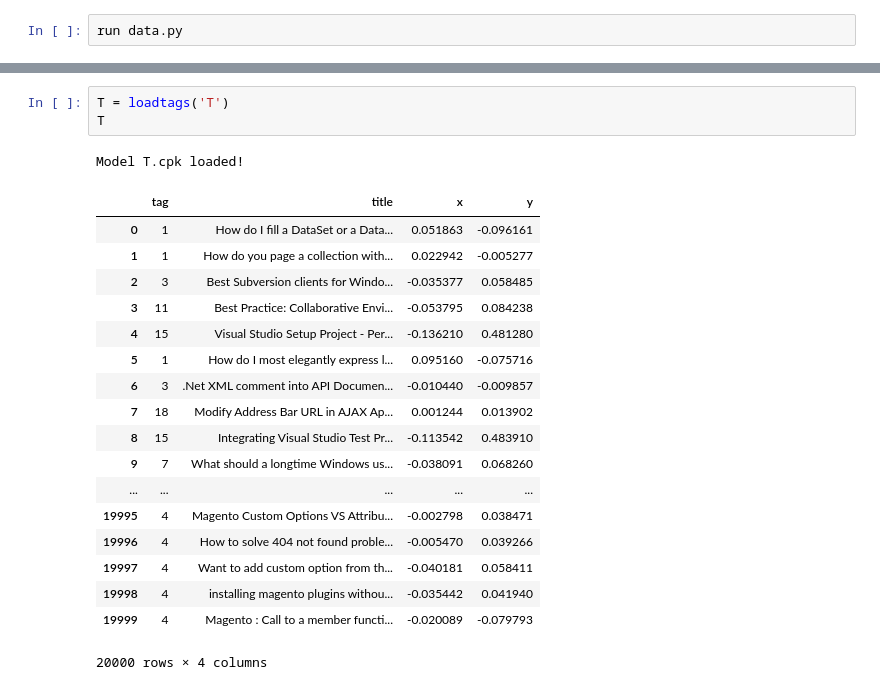
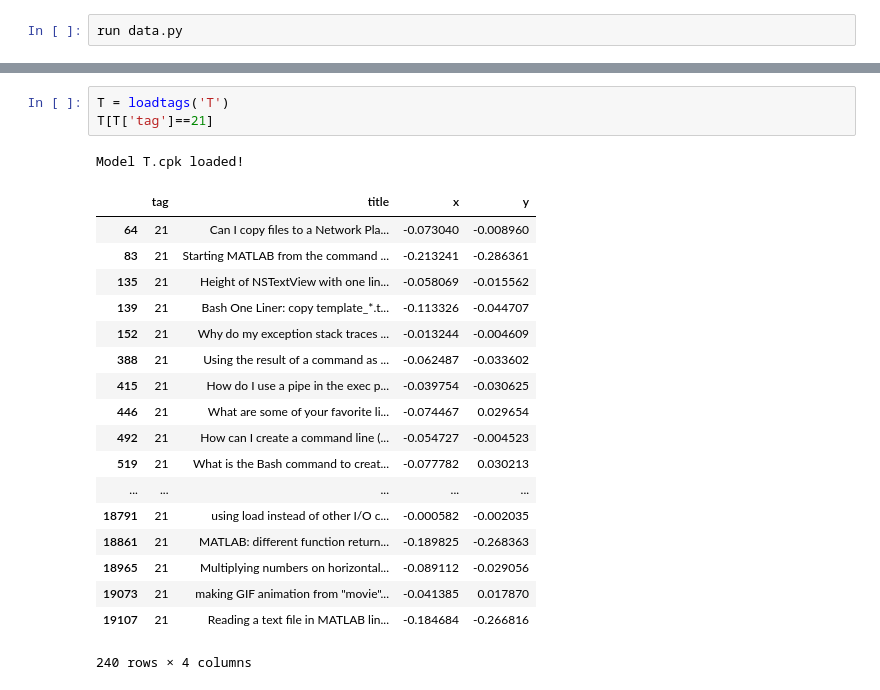
Before and after one commit to vickyliin/ML2016, a Jupyter notebook: hw4/visualize.ipynb, the cells around one changed output, grey strips where cells are left out. Drawn from its saved outputs; the diff is of its cells as text.

Commit message:
#3 visualize

```diff
--- a/hw4/visualize.ipynb
+++ b/hw4/visualize.ipynb
@@ -9,26 +25,26 @@ Model tags.cpk loaded!
 # %%
 T = loadtags('T')
-T
+T[T['tag']==21]
 # %% [output]
 Model T.cpk loaded!
 |  | tag | title | x | y |
-| 0 | 1 | How do I fill a DataSet or a Data... | 0.051863 | -0.096161 |
-| 1 | 1 | How do you page a collection with... | 0.022942 | -0.005277 |
-| 2 | 3 | Best Subversion clients for Windo... | -0.035377 | 0.058485 |
-| 3 | 11 | Best Practice: Collaborative Envi... | -0.053795 | 0.084238 |
-| 4 | 15 | Visual Studio Setup Project - Per... | -0.136210 | 0.481280 |
-| 5 | 1 | How do I most elegantly express l... | 0.095160 | -0.075716 |
-| 6 | 3 | .Net XML comment into API Documen... | -0.010440 | -0.009857 |
-| 7 | 18 | Modify Address Bar URL in AJAX Ap... | 0.001244 | 0.013902 |
-| 8 | 15 | Integrating Visual Studio Test Pr... | -0.113542 | 0.483910 |
-| 9 | 7 | What should a longtime Windows us... | -0.038091 | 0.068260 |
+| 64 | 21 | Can I copy files to a Network Pla... | -0.073040 | -0.008960 |
+| 83 | 21 | Starting MATLAB from the command ... | -0.213241 | -0.286361 |
+| 135 | 21 | Height of NSTextView with one lin... | -0.058069 | -0.015562 |
+| 139 | 21 | Bash One Liner: copy template_*.t... | -0.113326 | -0.044707 |
+| 152 | 21 | Why do my exception stack traces ... | -0.013244 | -0.004609 |
+| 388 | 21 | Using the result of a command as ... | -0.062487 | -0.033602 |
+| 415 | 21 | How do I use a pipe in the exec p... | -0.039754 | -0.030625 |
+| 446 | 21 | What are some of your favorite li... | -0.074467 | 0.029654 |
+| 492 | 21 | How can I create a command line (... | -0.054727 | -0.004523 |
+| 519 | 21 | What is the Bash command to creat... | -0.077782 | 0.030213 |
 | ... | ... | ... | ... | ... |
-| 19995 | 4 | Magento Custom Options VS Attribu... | -0.002798 | 0.038471 |
-| 19996 | 4 | How to solve 404 not found proble... | -0.005470 | 0.039266 |
-| 19997 | 4 | Want to add custom option from th... | -0.040181 | 0.058411 |
-| 19998 | 4 | installing magento plugins withou... | -0.035442 | 0.041940 |
-| 19999 | 4 | Magento : Call to a member functi... | -0.020089 | -0.079793 |
+| 18791 | 21 | using load instead of other I/O c... | -0.000582 | -0.002035 |
+| 18861 | 21 | MATLAB: different function return... | -0.189825 | -0.268363 |
+| 18965 | 21 | Multiplying numbers on horizontal... | -0.089112 | -0.029056 |
+| 19073 | 21 | making GIF animation from "movie"... | -0.041385 | 0.017870 |
+| 19107 | 21 | Reading a text file in MATLAB lin... | -0.184684 | -0.266816 |
-20000 rows × 4 columns
+240 rows × 4 columns
 # %%
 from plotly.offline import *
 from plotly.graph_objs import *
```
Also changed, not shown: parts of 2 cells of this notebook, 2 other files.
